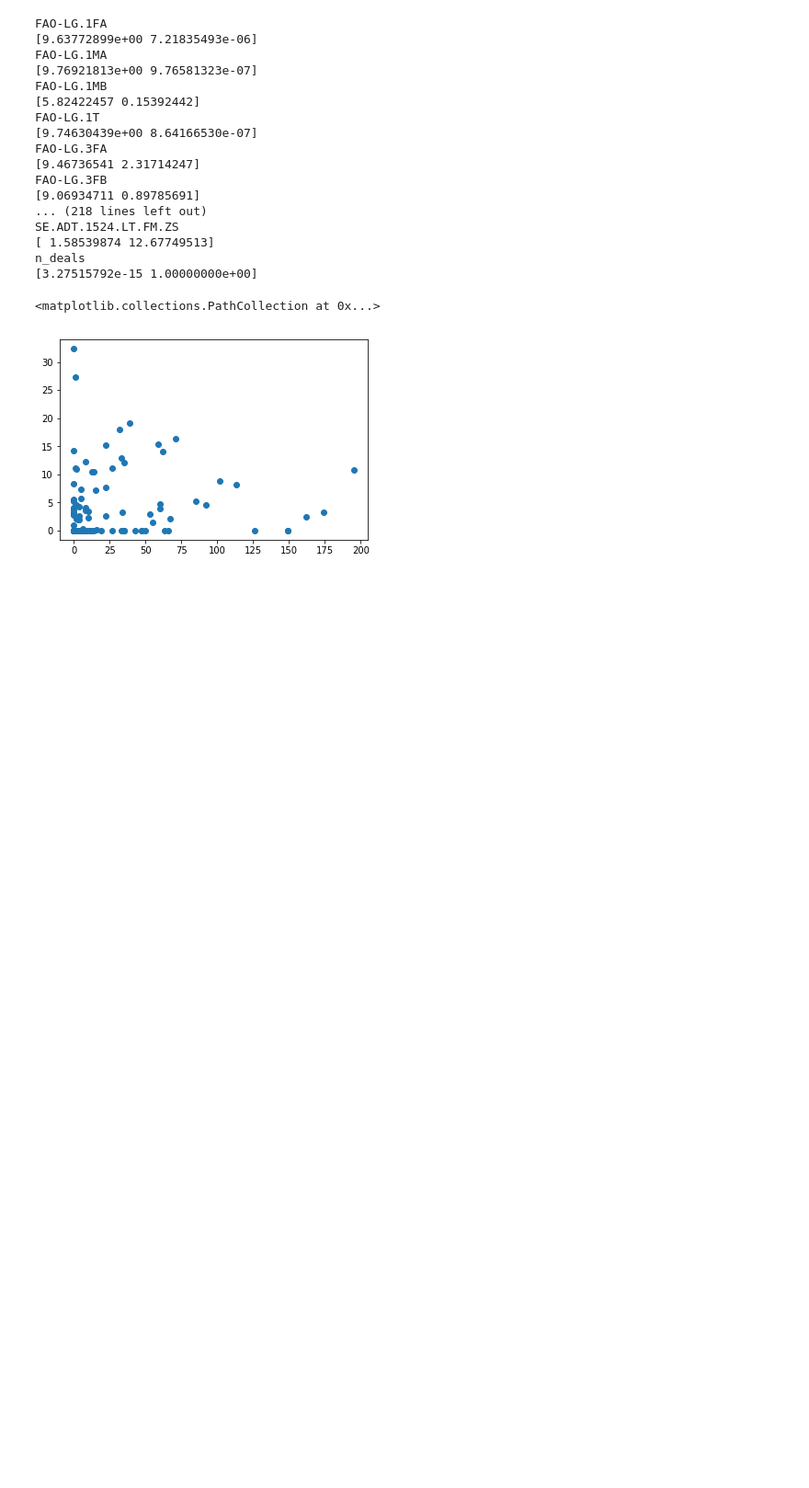
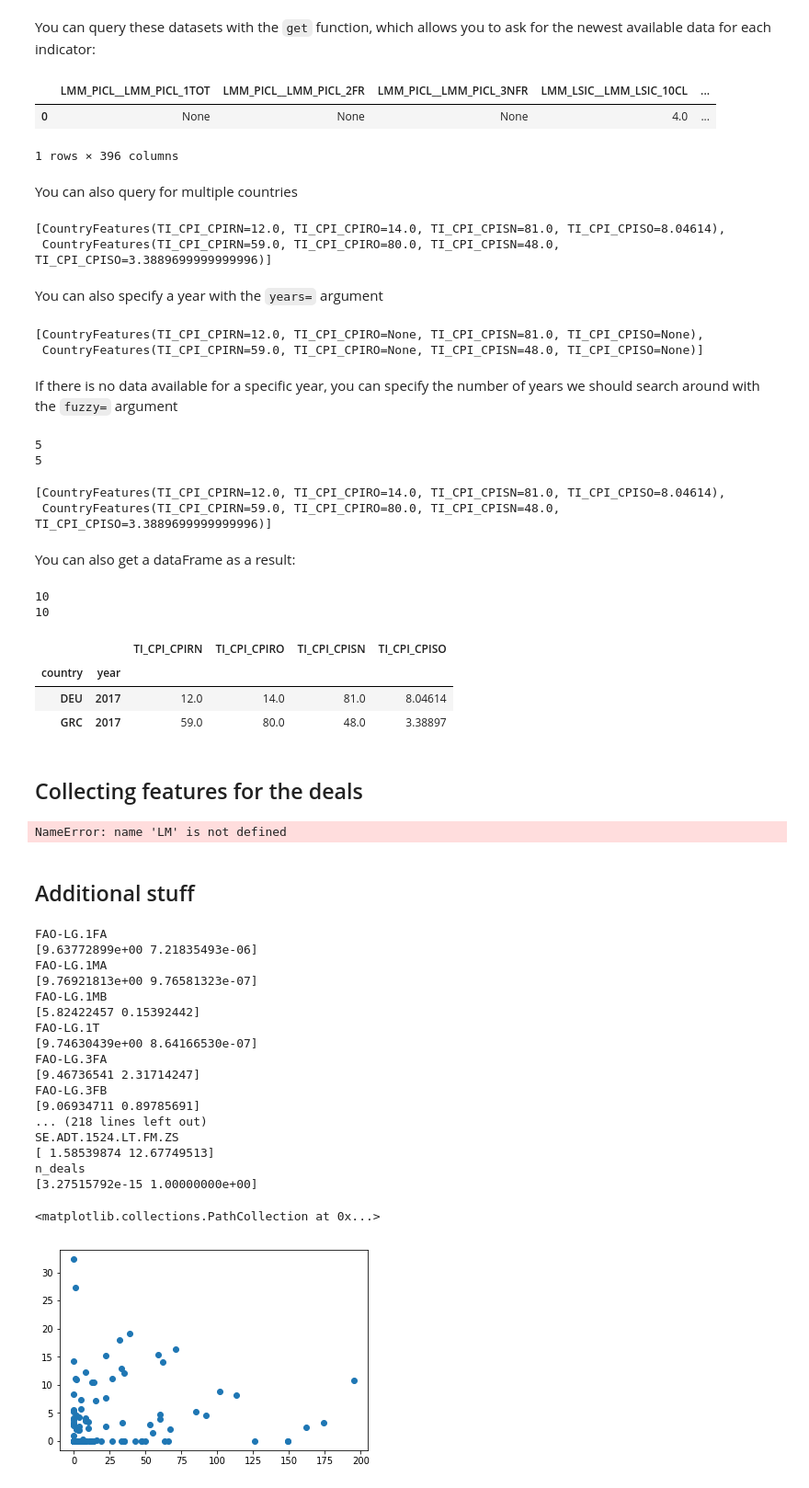
Before and after one commit to thiesgehrmann/JuSiPy_Asser, a Jupyter notebook: jusipy_usage.ipynb, the cells around one changed output. Shown at 92% size. Saved outputs shown, nothing was run; the diff lists cells and outputs as text; code cells hidden in the pictures; blank space fills up the shorter version.

```diff
--- a/jusipy_usage.ipynb
+++ b/jusipy_usage.ipynb
@@ -73,0 +99,61 @@ A
+# %%
+# Country-level features
+import jusipy
+
+LMM_PICL = jusipy.features.LMM_PICL() # Percentage of indigenous and Communal lands
+LMM_LISC = jusipy.features.LMM_LSIC() # Legal Security of Indigenous and Community Lands
+TI_CPI   = jusipy.features.TI_CPI()   # Corruption Percention Index
+WB_ARD   = jusipy.features.WB_ARD()   # Agricultural and Rural Development
+WB_SPL   = jusipy.features.WB_SPL()   # Social Protection and Labor indicators
+WB_SD    = jusipy.features.WB_SD()    # Social Development indicators
+WB_LGAF  = jusipy.features.WB_LGAF()  # Land Governance and Assessment Framework
+WB_SE    = jusipy.features.WB_SE()    # Socio-Economic Indicators
+WB_LG    = jusipy.features.WB_LG()    # Land and Gender Indicators
+
+A = jusipy.features.All([LMM_PICL, LMM_LISC, TI_CPI, WB_ARD, WB_SPL, WB_SD, WB_LGAF, WB_SE, WB_LG])
+# %% [markdown]
+You can query these datasets with the `get` function, which allows you to ask for the newest available data for each indicator:
+# %%
+#A.get('DEU', year='newest') # Equivalent to ->
+A.get('DEU')
+# %% [output]
+|  | LMM_PICL__LMM_PICL_1TOT | LMM_PICL__LMM_PICL_2FR | LMM_PICL__LMM_PICL_3NFR | LMM_LSIC__LMM_LSIC_10CL | ... |
+| 0 | None | None | None | 4.0 | ... |
+1 rows × 396 columns
+# %% [markdown]
+You can also query for multiple countries
+# %%
+TI_CPI.get(['DEU', 'GRC'])
+# %% [output]
+[CountryFeatures(TI_CPI_CPIRN=12.0, TI_CPI_CPIRO=14.0, TI_CPI_CPISN=81.0, TI_CPI_CPISO=8.04614),
+ CountryFeatures(TI_CPI_CPIRN=59.0, TI_CPI_CPIRO=80.0, TI_CPI_CPISN=48.0, TI_CPI_CPISO=3.3889699999999996)]
+# %% [markdown]
+You can also specify a year with the `years=` argument
+# %%
+# TI_CPI.get(['DEU', 'GRC'], years=[2017, 2017]) # Is equivalent to ->
+TI_CPI.get(['DEU', 'GRC'], years=2017)
+# %% [output]
+[CountryFeatures(TI_CPI_CPIRN=12.0, TI_CPI_CPIRO=None, TI_CPI_CPISN=81.0, TI_CPI_CPISO=None),
+ CountryFeatures(TI_CPI_CPIRN=59.0, TI_CPI_CPIRO=None, TI_CPI_CPISN=48.0, TI_CPI_CPISO=None)]
+# %% [markdown]
+If there is no data available for a specific year, you can specify the number of years we should search around with the `fuzzy=` argument
+# %%
+TI_CPI.get(['DEU', 'GRC'], years=2017, fuzzy=5)
+# %% [output]
+5
+5
+[CountryFeatures(TI_CPI_CPIRN=12.0, TI_CPI_CPIRO=14.0, TI_CPI_CPISN=81.0, TI_CPI_CPISO=8.04614),
+ CountryFeatures(TI_CPI_CPIRN=59.0, TI_CPI_CPIRO=80.0, TI_CPI_CPISN=48.0, TI_CPI_CPISO=3.3889699999999996)]
+# %% [markdown]
+You can also get a dataFrame as a result:
+# %%
+TI_CPI.get(['DEU', 'GRC'], years=2017, fuzzy=10, df=True)
+# %% [output]
+10
+10
+|  |  | TI_CPI_CPIRN | TI_CPI_CPIRO | TI_CPI_CPISN | TI_CPI_CPISO |
+| country | year |  |  |  |  |
+| DEU | 2017 | 12.0 | 14.0 | 81.0 | 8.04614 |
+| GRC | 2017 | 59.0 | 80.0 | 48.0 | 3.38897 |
+# %% [markdown]
+## Collecting features for the deals
@@ -74,3 +178,10 @@ A
+# %%
+LMF = LM.M.join(get_lat_long(LM.M, gc)).join(get_features(LM.M, CPI, fuzzy=10))
+LMF
+# %% [output]
+NameError: name 'LM' is not defined
+# %% [markdown]
+## Additional stuff
 # %%
 import statsmodels.api as sm
 
```
Also changed, not shown: parts of 47 cells of this notebook, 22 other files.
